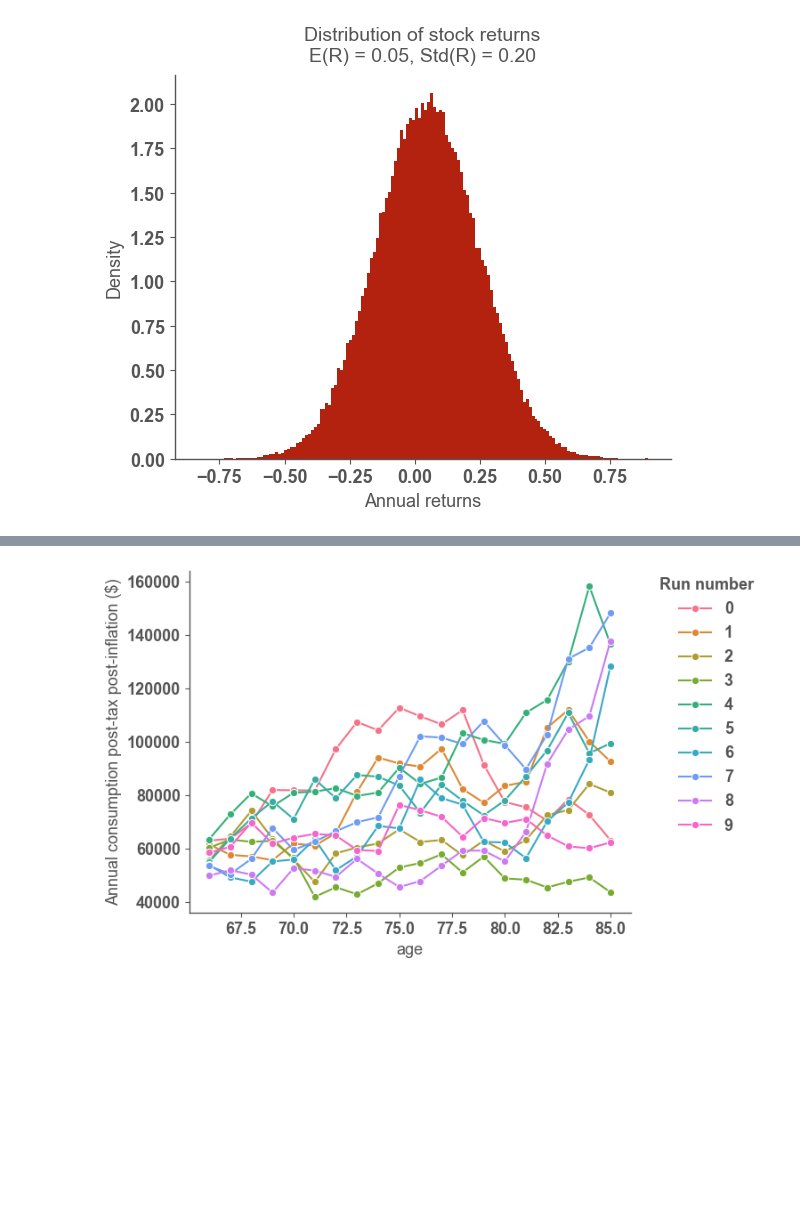
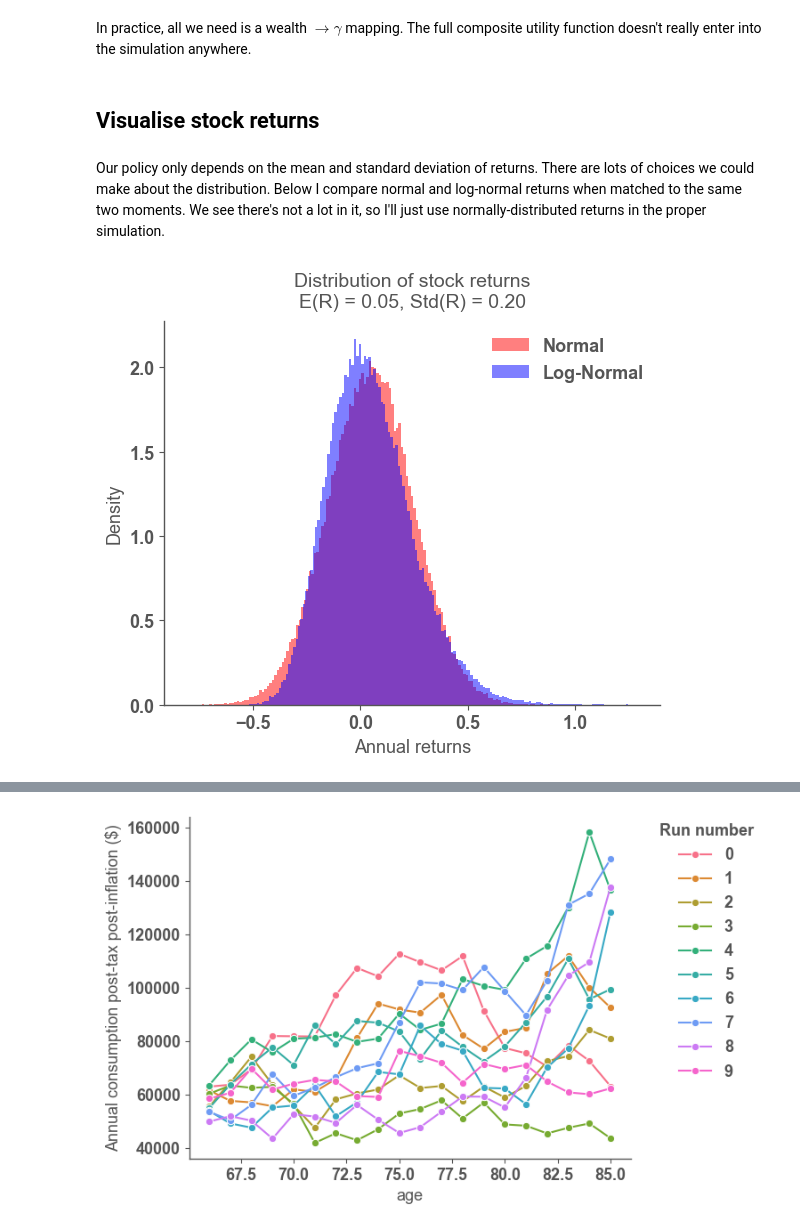
Before and after one commit to jaryaman/financial-decisions, a Jupyter notebook: notebooks/6-monte-carlo.ipynb, the cells around one changed output, grey strips where cells are left out. Saved outputs shown, nothing was run; the diff lists cells and outputs as text; code cells hidden in the pictures; blank space fills up the shorter version.

```diff
--- a/notebooks/6-monte-carlo.ipynb
+++ b/notebooks/6-monte-carlo.ipynb
@@ -44,17 +81,38 @@ ax.set_title("Composite utility");
+# %% [markdown]
+In practice, all we need is a wealth $\rightarrow \gamma$ mapping. The full composite utility function doesn't really enter into the simulation anywhere.
+# %% [markdown]
+## Visualise stock returns
+# %% [markdown]
+Our policy only depends on the mean and standard deviation of returns. There are lots of choices we could make about the distribution. Below I compare normal and log-normal returns when matched to the same two moments. We see there's not a lot in it, so I'll just use normally-distributed returns in the proper simulation.
 # %%
+fig, ax = plt.subplots()
+
 stock_returns = RiskyAsset(
     expected_return=0.05,
     standard_deviation=0.2,
     distribution_type=DistributionType.NORMAL,
 ).draw(n_draws=100_000)
-fig, ax = plt.subplots()
-ax.hist(stock_returns, bins="auto", density=True)
+ax.hist(stock_returns, bins="auto", density=True, label="Normal", alpha=0.5, color="red")
 stock_returns_mean = stock_returns.mean()
 stock_returns_std = stock_returns.std()
 ax.set_xlabel("Annual returns")
 ax.set_ylabel("Density")
+
+stock_returns = RiskyAsset(
+    expected_return=0.05,
+    standard_deviation=0.2,
+    distribution_type=DistributionType.LOG_NORMAL,
+).draw(n_draws=100_000)
+ax.hist(stock_returns, bins="auto", density=True, label="Log-Normal", alpha=0.5, color="blue")
+stock_returns_mean = stock_returns.mean()
+stock_returns_std = stock_returns.std()
+ax.set_xlabel("Annual returns")
+ax.set_ylabel("Density")
+
 ax.set_title(
     f"Distribution of stock returns\nE(R) = {stock_returns_mean:.2f}, Std(R) = {stock_returns_std:.2f}"
-);
+)
+
+ax.legend();
 # %% [output]
-[figure, old version]
+[figure, new version]
```
Also changed, not shown: parts of 31 cells of this notebook, 2 other files.
